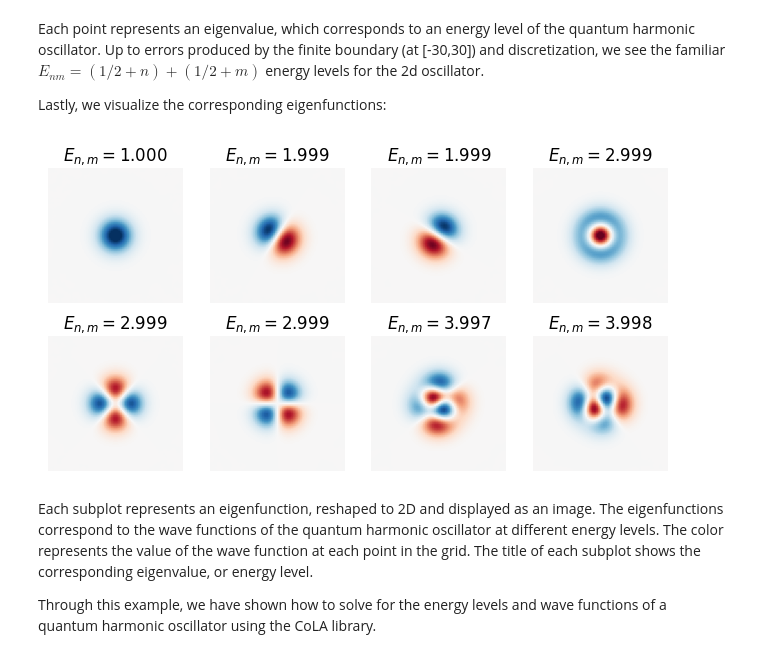
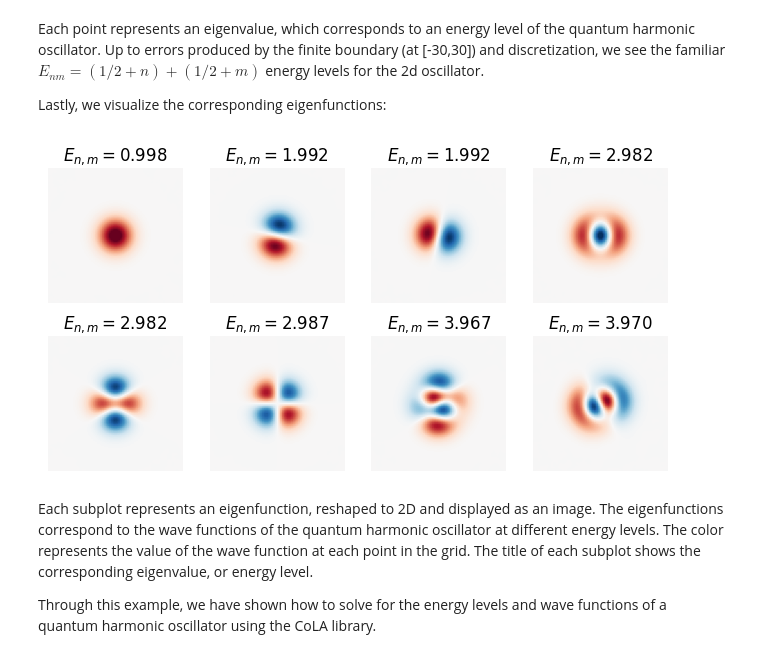
Before and after one commit to wilson-labs/cola, a Jupyter notebook: docs/notebooks/colabs/all.ipynb, the cells around one changed output. Saved outputs shown, nothing was run; the diff lists cells and outputs as text; code cells hidden in the pictures.

```diff
--- a/docs/notebooks/colabs/all.ipynb
+++ b/docs/notebooks/colabs/all.ipynb
@@ -175,0 +195,6 @@ $X X^{T}$
+# %%
+y = torch.randn(C.shape[-1])
+sol, info = cola.algorithms.cg(C, y, tol=1e-4, pbar=True)
+sol1, info1 = cola.algorithms.gmres(C, y, tol=1e-4, pbar=True)
+Q1,T,info2 = cola.algorithms.lanczos(C, pbar=True, tol=1e-4, max_iters=1000)
+Q2,H,info3 = cola.algorithms.arnoldi(C, pbar=True, tol=1e-4, max_iters=1000)
@@ -175,0 +211,22 @@ $X X^{T}$
+# %%
+eigs = cola.eig(cola.SelfAdjoint(C),pbar=True, method='dense')[0]
+
+import matplotlib.pyplot as plt
+plt.rcParams['font.size'] = 20
+algorithms = [('CG', info), ('Lanczos', info2), ('Arnoldi', info3)]
+fig, axs = plt.subplots(1, 4, figsize=(20, 5))
+for i, (name, info) in enumerate(algorithms):
+    axs[i].plot(info['errors'])
+    axs[i].set_yscale('log')
+    axs[i].set_title(f'{name} Convergence')
+    axs[i].set_xlabel('Iteration')
+    axs[i].set_ylabel('Stopping Criteria')
+
+axs[3].plot(eigs)
+axs[3].set_yscale('log')
+axs[3].set_title('Spectrum of the Matrix')
+axs[3].set_xlabel('Index')
+axs[3].set_ylabel('Eigenvalue')
+
+plt.tight_layout()
+plt.show()
@@ -680,7 +755,7 @@ def laplacian(x):
     cderiv = lambda x: jax.scipy.signal.correlate(x,jnp.array([1.,-2,1.])/dx**2,mode='same')
     return sum([jnp.apply_along_axis(cderiv,i,x) for i in range(ndims)]).reshape(-1)
 
-L = cola.ops.LinearOperator(jnp.float64, shape=(N**ndims, N**ndims), matmat=jit(vmap(laplacian, -1, -1)))
+L = cola.ops.LinearOperator(jnp.float32, shape=(N**ndims, N**ndims), matmat=jit(vmap(laplacian, -1, -1)))
 # %% [markdown]
 The function laplacian calculates the second derivative along each dimension and sums them up. The result is reshaped to a 1D array and returned.
 
@@ -696,7 +771,7 @@ vfn calculates the potential energy for a given point in the grid. cola.diag cre
 Next, we define the Hamiltonian operator and compute its eigenvalues and eigenvectors:
 # %%
 H = -L / 2 + V
-energy_levels, eigenfunctions = cola.eig(cola.PSD(H),max_iters=100, method='iterative')
+energy_levels, eigenfunctions = cola.eig(cola.SelfAdjoint(H),max_iters=500, tol=1e-4, method='iterative', pbar=True)
 eigenfunctions = eigenfunctions.to_dense()
 # %% [markdown]
 The Hamiltonian operator H is defined as the sum of the kinetic energy operator (-Δ/2) and the potential energy operator (V). The cola.SelfAdjoint function is used to inform CoLA that H is a symmetric operator which makes the eigenvalue calculation more efficient.
@@ -725,16 +800,16 @@ Lastly, we visualize the corresponding eigenfunctions:
 # %%
 import numpy as np
 
 fig, axs = plt.subplots(2, 4, figsize=(8, 4))
 for i,ax in enumerate(axs.flatten()):
     l = 30
     ax.imshow(eigenfunctions[:, i].reshape(N,N)[N//2-l:N//2+l,N//2-l:N//2+l],
     extent=[grid[N//2-l],grid[N//2+l],grid[N//2+l],grid[N//2-l]],
     cmap='RdBu_r', vmin=-0.1, vmax=0.1)
-    ax.set_title(r"$E_{{{}}} ={:.3f}$".format("n,m",e2[i]))
+    ax.set_title(r"$E_{{{}}} ={:.3f}$".format("n,m",energy_levels[i]))
     ax.axis('off')
 # %% [output]
-[figure, old version]
+[figure, new version]
 # %% [markdown]
 Each subplot represents an eigenfunction, reshaped to 2D and displayed as an image. The eigenfunctions correspond to the wave functions of the quantum harmonic oscillator at different energy levels. The color represents the value of the wave function at each point in the grid. The title of each subplot shows the corresponding eigenvalue, or energy level.
 
```
Also changed, not shown: parts of 62 cells of this notebook, 11 other files.
